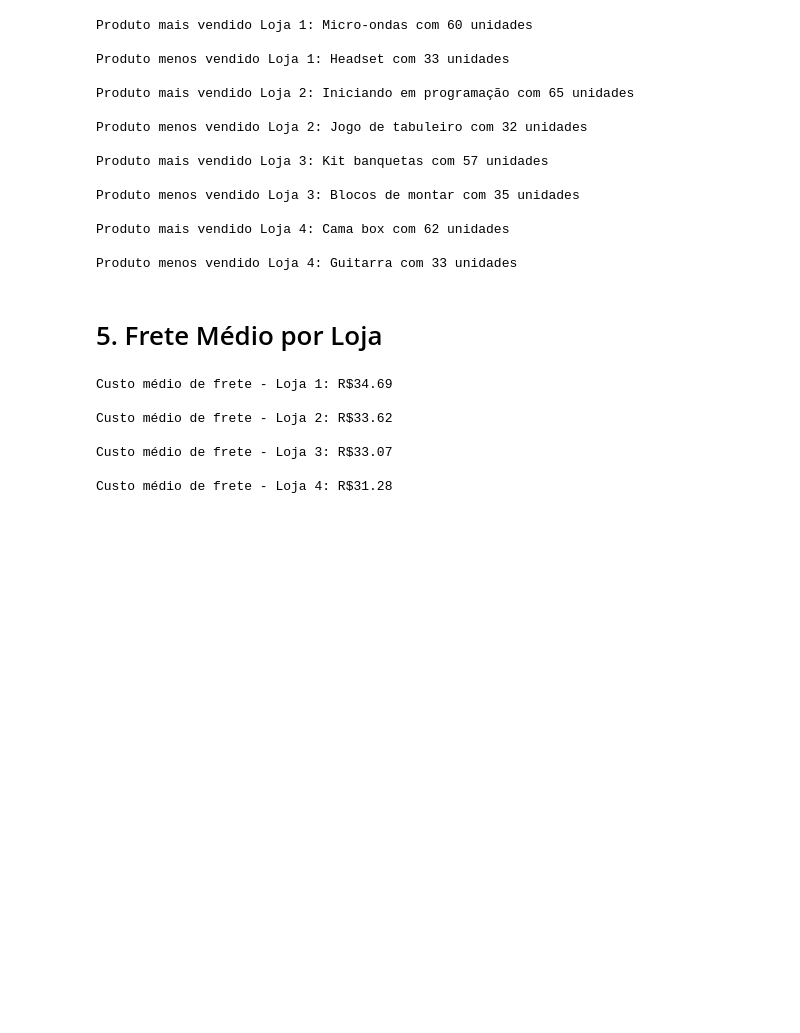
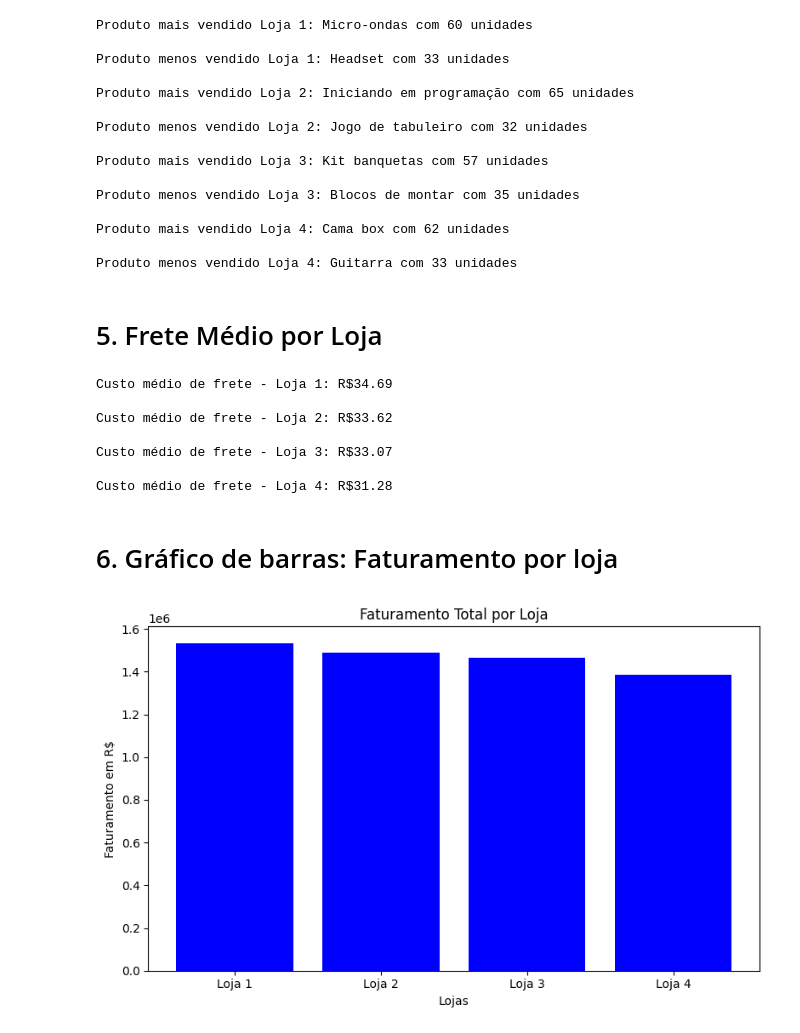
Before and after one commit to vthamada/challenge-alura-store, a Jupyter notebook: AluraStoreBr.ipynb, the cells around one changed output. Saved outputs shown, nothing was run; the diff lists cells and outputs as text; code cells hidden in the pictures; blank space fills up the shorter version.

Commit message:
Gerando gráficos das análises

```diff
--- a/AluraStoreBr.ipynb
+++ b/AluraStoreBr.ipynb
@@ -122,3 +129,20 @@ Custo médio de frete - Loja 2: R$33.62
 Custo médio de frete - Loja 3: R$33.07
 
 Custo médio de frete - Loja 4: R$31.28
+# %% [markdown]
+# 6. Gráfico de barras: Faturamento por loja
+# %%
+import matplotlib.pyplot as plt
+
+faturamentos = [loja['Preço'].sum(), loja2['Preço'].sum(), loja3['Preço'].sum(), loja4['Preço'].sum()]
+nomes_lojas = ['Loja 1', 'Loja 2', 'Loja 3', 'Loja 4']
+
+plt.figure(figsize=(8, 5))
+plt.bar(nomes_lojas, faturamentos, color='blue')
+plt.title('Faturamento Total por Loja')
+plt.ylabel('Faturamento em R$')
+plt.xlabel('Lojas')
+plt.tight_layout()
+plt.show()
+# %% [output]
+[figure, added]
```
Also changed, not shown: parts of 9 cells of this notebook.
